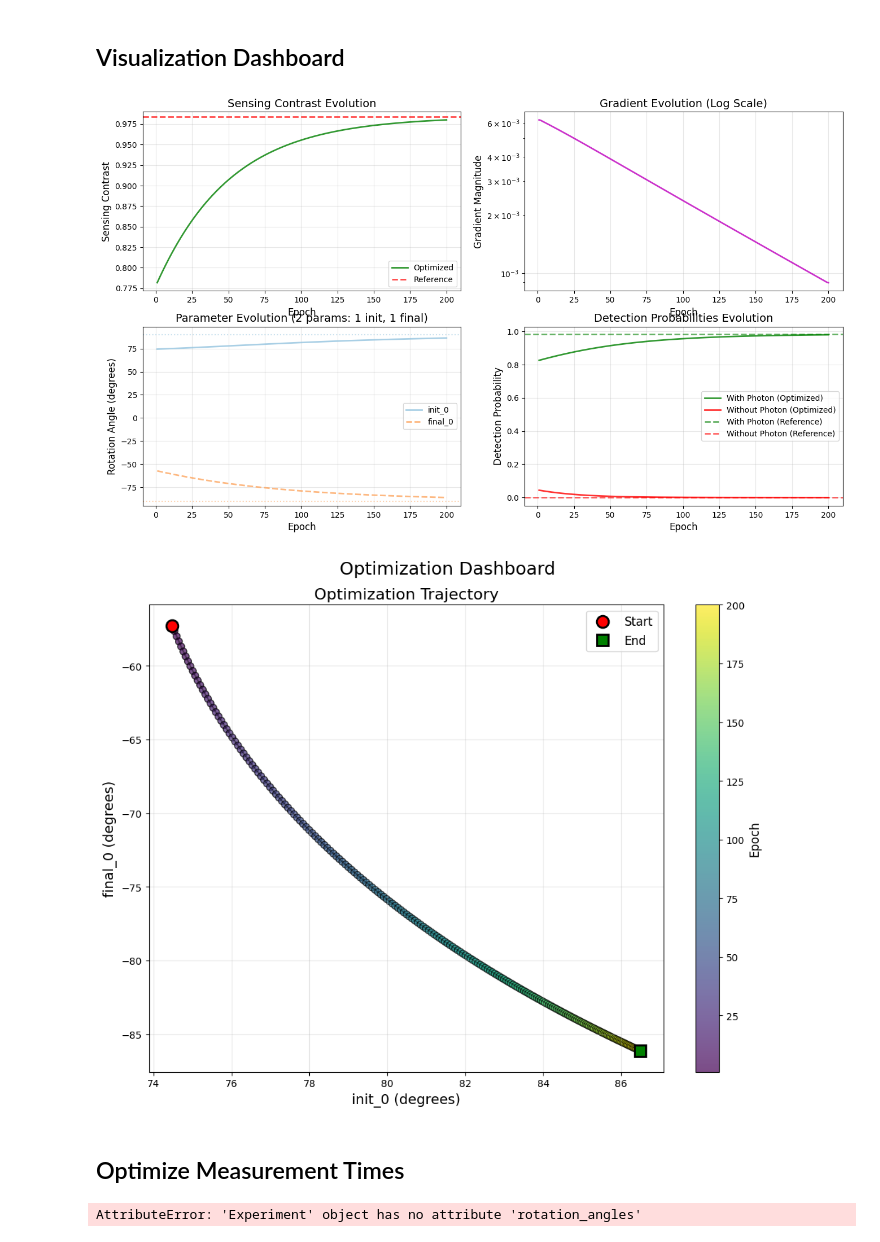
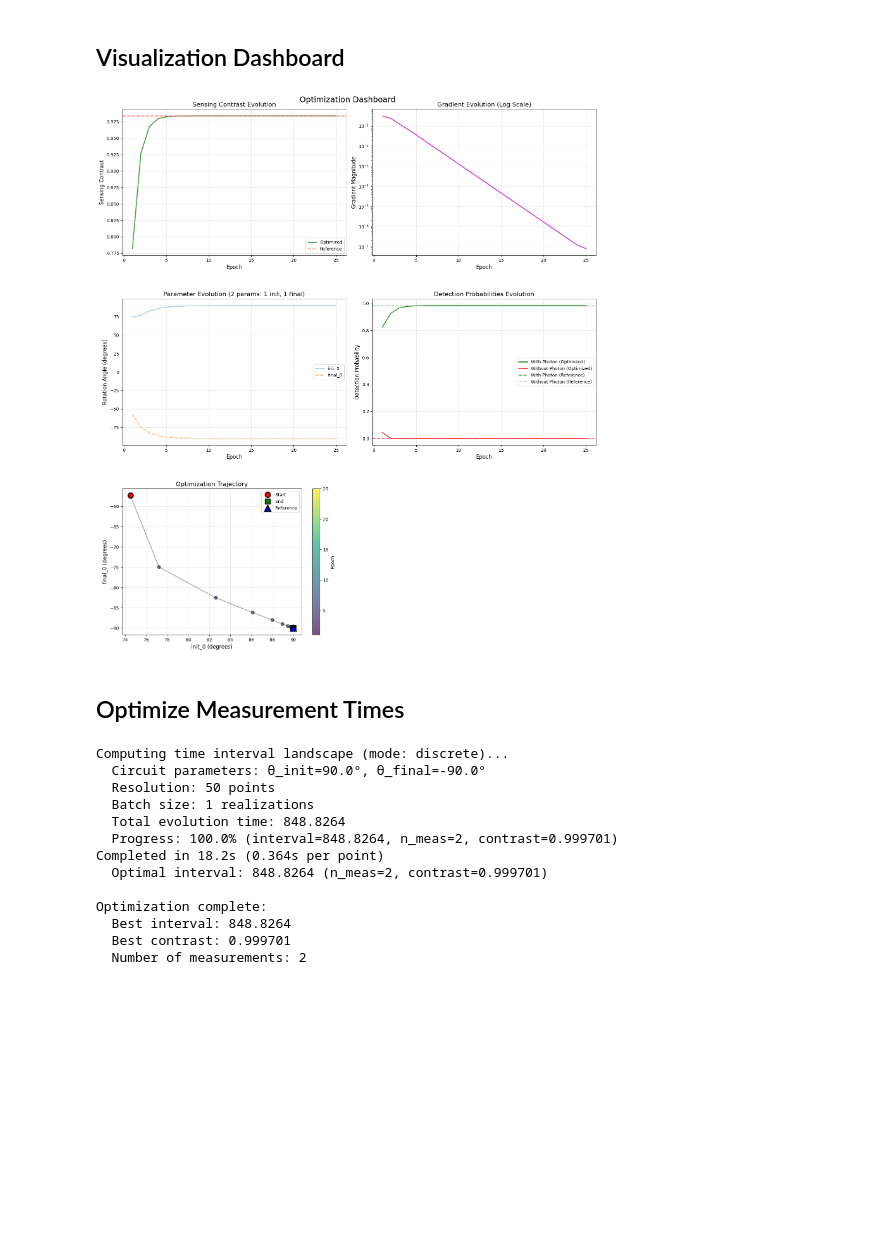
Before and after one commit to Simone-Bordoni/Quantum-sensing-QML, a Jupyter notebook: examples/single_qubit_tutorial.ipynb, the cells around one changed output. Cells and saved outputs as stored; diff of their text form; code cells hidden in the pictures; blank space fills up the shorter version.

```diff
--- a/examples/single_qubit_tutorial.ipynb
+++ b/examples/single_qubit_tutorial.ipynb
@@ -175,12 +179,12 @@ import optax
 # The experiment automatically uses its built-in callback (saves every epoch by default)
 history = experiment.optimize_rotations(
     initial_values=[1.3, -1.0],
-    num_steps=200,
+    num_steps=50,
     verbose=True,
     verbose_step=20,
     batch_size=1,
     tolerance=1e-7,
-    optimizer=optax.sgd(learning_rate=0.01)
+    optimizer=optax.sgd(learning_rate=0.5)
 )
 # %% [output]
 Configuration:
@@ -222,27 +226,39 @@ MODE: Optimization
 # %%
 from qsopt.utils.visualization import plot_optimization_dashboard
 
 # Create comprehensive dashboard with all plots enabled
 fig = plot_optimization_dashboard(
     optimization_callback=history,
     reference_callback=results,
     show_contrast=True,
     show_gradients=True,
     show_parameters=True,
     show_probabilities=True,
+    show_trajectory=True,
     save_path='results/rotations_opt_dashboard.pdf'  # Save to file
 )
 
 plt.show()
 # %% [output]
-[figure, old version]
+[figure, new version]
-[figure, removed]
 # %% [markdown]
 ## Optimize Measurement Times
 # %%
-time_callback = experiment.optimize_measurement_times(batch_size=10, mode='discrete', verbose=True)
+time_callback = experiment.optimize_measurement_times(batch_size=1, mode='discrete', verbose=True)
 # %% [output]
-AttributeError: 'Experiment' object has no attribute 'rotation_angles'
+Computing time interval landscape (mode: discrete)...
+  Circuit parameters: θ_init=90.0°, θ_final=-90.0°
+  Resolution: 50 points
+  Batch size: 1 realizations
+  Total evolution time: 848.8264
+  Progress: 100.0% (interval=848.8264, n_meas=2, contrast=0.999701)
+Completed in 18.2s (0.364s per point)
+  Optimal interval: 848.8264 (n_meas=2, contrast=0.999701)
+
+Optimization complete:
+  Best interval: 848.8264
+  Best contrast: 0.999701
+  Number of measurements: 2
 # %%
 from qsopt.utils.visualization import plot_time_interval_landscape
 
```
Also changed, not shown: parts of 19 cells of this notebook, 44 other files.
